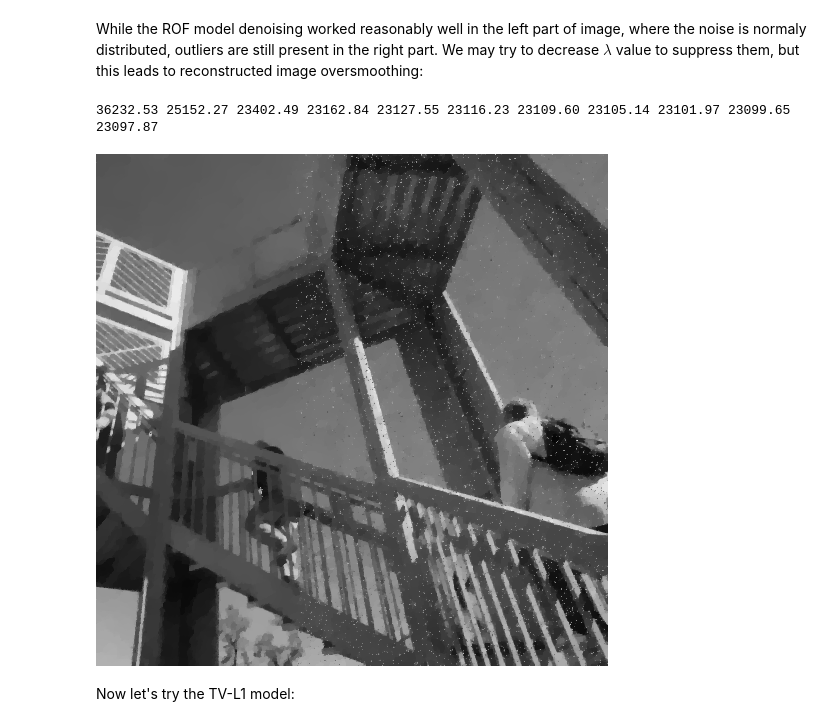
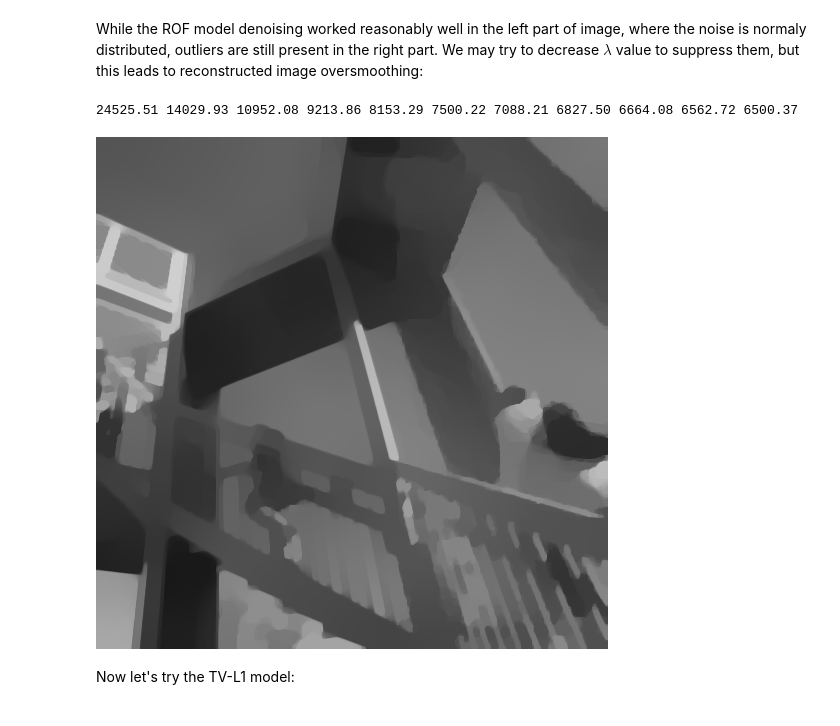
Before and after one commit to cmprince/hpc17, a Jupyter notebook: proj/TV_denoise.ipynb, the cells around one changed output. Drawn from its saved outputs; the diff is of its cells as text; code cells hidden in the pictures.

```diff
--- a/proj/TV_denoise.ipynb
+++ b/proj/TV_denoise.ipynb
@@ -30,16 +30,16 @@ def showarray(a, fmt='png'):
     PIL.Image.fromarray(a).save(f, fmt)
     IPython.display.display(IPython.display.Image(data=f.getvalue()))
 # %%
-from scipy.misc import ascent
+from scipy.misc import face, ascent
 img_ref = ascent()/255. #[200:,200:][:256,:256]/255.
 #img_ref = np.mean(img_ref, axis=-1)
 
 def make_noisy(img):
     # add gaussian #noise
-    img = img + 0.1 * np.random.normal(size=img.shape)
+    img = np.clip(img + 0.025 * np.random.normal(size=img.shape), 0, 1)
     # add some outliers in on the right side of the image
-    m = np.random.rand(*img.shape) < 0.1
-    m[:,:200] = 0
+    m = np.random.rand(*img.shape) < 0.2
+    m[:,:300] = 0
     img[m] = np.random.rand(m.sum())
     return img
 
@@ -241,10 +243,10 @@ showarray(solve_ROF(img_obs, 8.0))
 # %% [markdown]
 While the ROF model denoising worked reasonably well in the left part of image, where the noise is normaly distributed, outliers are still present in the right part. We may try to decrease $\lambda$ value to suppress them, but this leads to reconstructed image oversmoothing:
 # %%
-showarray(solve_ROF(img_obs, 8.0))
+showarray(solve_ROF(img_obs, 2.0))
 # %% [output]
-36232.53 25152.27 23402.49 23162.84 23127.55 23116.23 23109.60 23105.14 23101.97 23099.65 23097.87
+24525.51 14029.93 10952.08 9213.86 8153.29 7500.22 7088.21 6827.50 6664.08 6562.72 6500.37
-[figure, old version]
+[figure, new version]
 # %% [markdown]
 Now let's try the TV-L1 model:
 # %%
```
Also changed, not shown: parts of 13 cells of this notebook.
